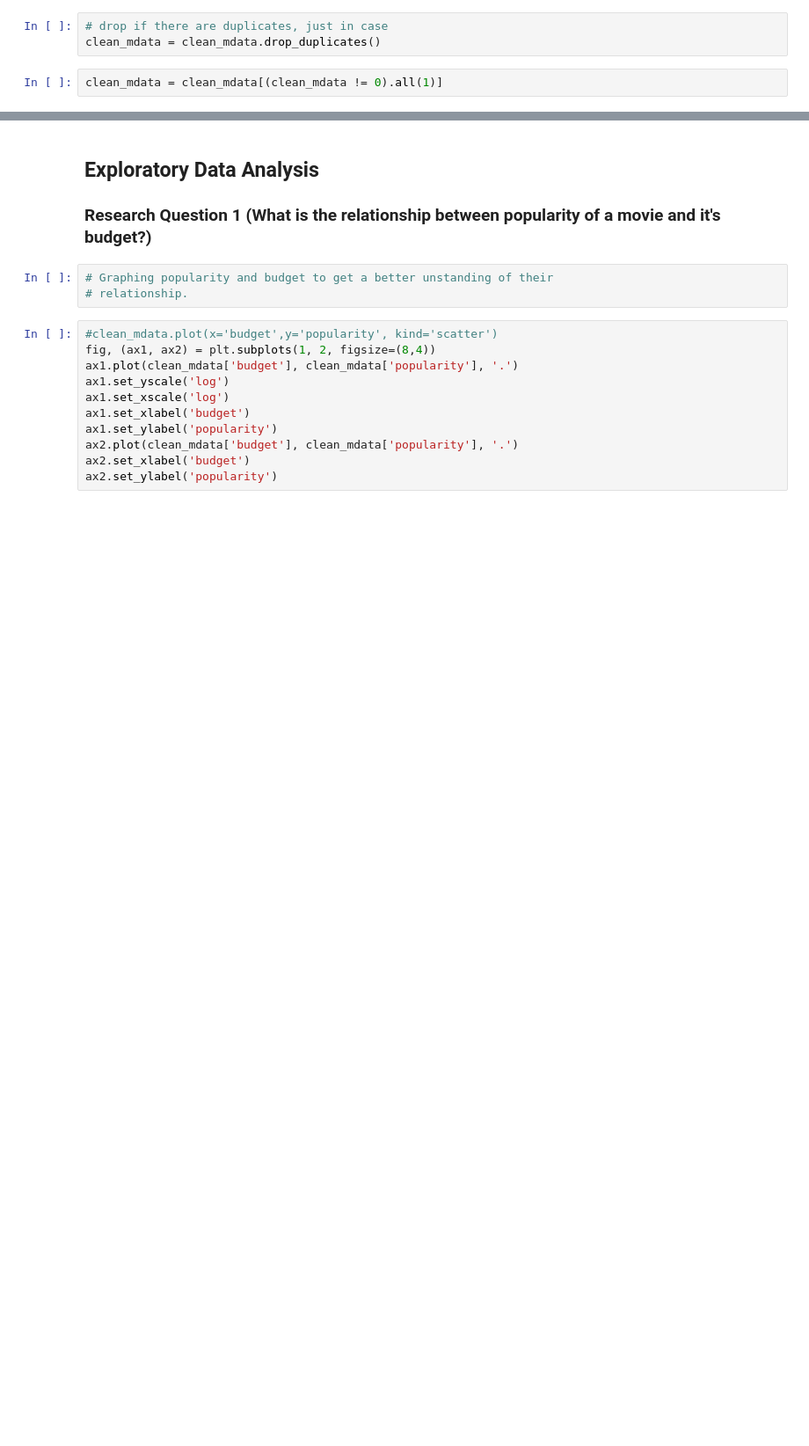
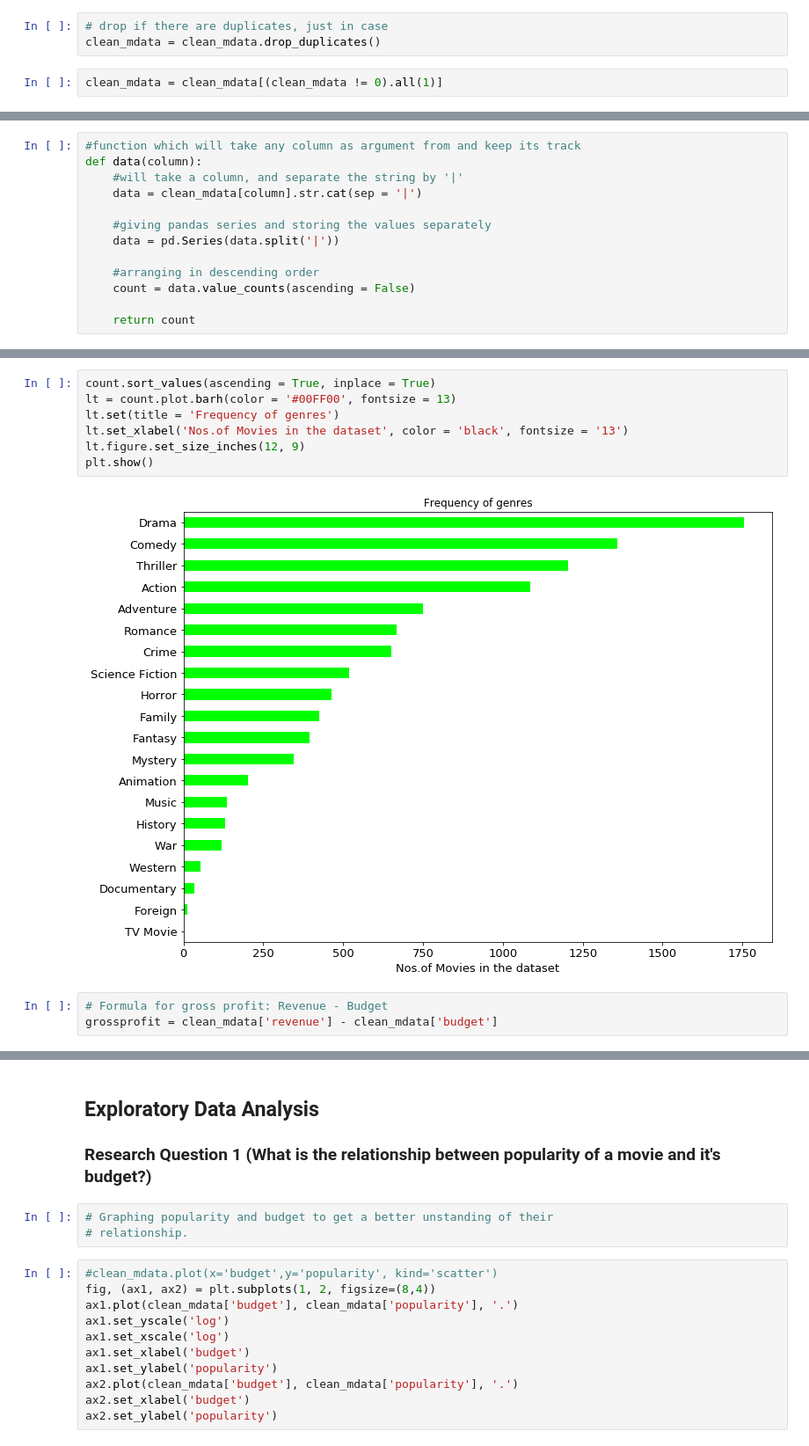
Before and after one commit to borealis92/coding, a Jupyter notebook: data-analyst-nano/project2/investigate-a-dataset-template.ipynb/investigate-a-dataset-template.ipynb, the cells around one changed output, grey strips where cells are left out. Shown: that part at 88% size. Saved outputs shown, nothing was run; the diff lists cells and outputs as text; blank space fills up the shorter version.

```diff
--- a/data-analyst-nano/project2/investigate-a-dataset-template.ipynb/investigate-a-dataset-template.ipynb
+++ b/data-analyst-nano/project2/investigate-a-dataset-template.ipynb/investigate-a-dataset-template.ipynb
@@ -109,0 +107,13 @@ clean_mdata.describe()
+# %%
+#function which will take any column as argument from and keep its track
+def data(column):
+    #will take a column, and separate the string by '|'
+    data = clean_mdata[column].str.cat(sep = '|')
+
+    #giving pandas series and storing the values separately
+    data = pd.Series(data.split('|'))
+
+    #arranging in descending order
+    count = data.value_counts(ascending = False)
+
+    return count
@@ -109,0 +132,12 @@ clean_mdata.describe()
+# %%
+count.sort_values(ascending = True, inplace = True)
+lt = count.plot.barh(color = '#00FF00', fontsize = 13)
+lt.set(title = 'Frequency of genres')
+lt.set_xlabel('Nos.of Movies in the dataset', color = 'black', fontsize = '13')
+lt.figure.set_size_inches(12, 9)
+plt.show()
+# %% [output]
+[figure, added]
+# %%
+# Formula for gross profit: Revenue - Budget
+grossprofit = clean_mdata['revenue'] - clean_mdata['budget']
```
Also changed, not shown: parts of 13 cells of this notebook.
